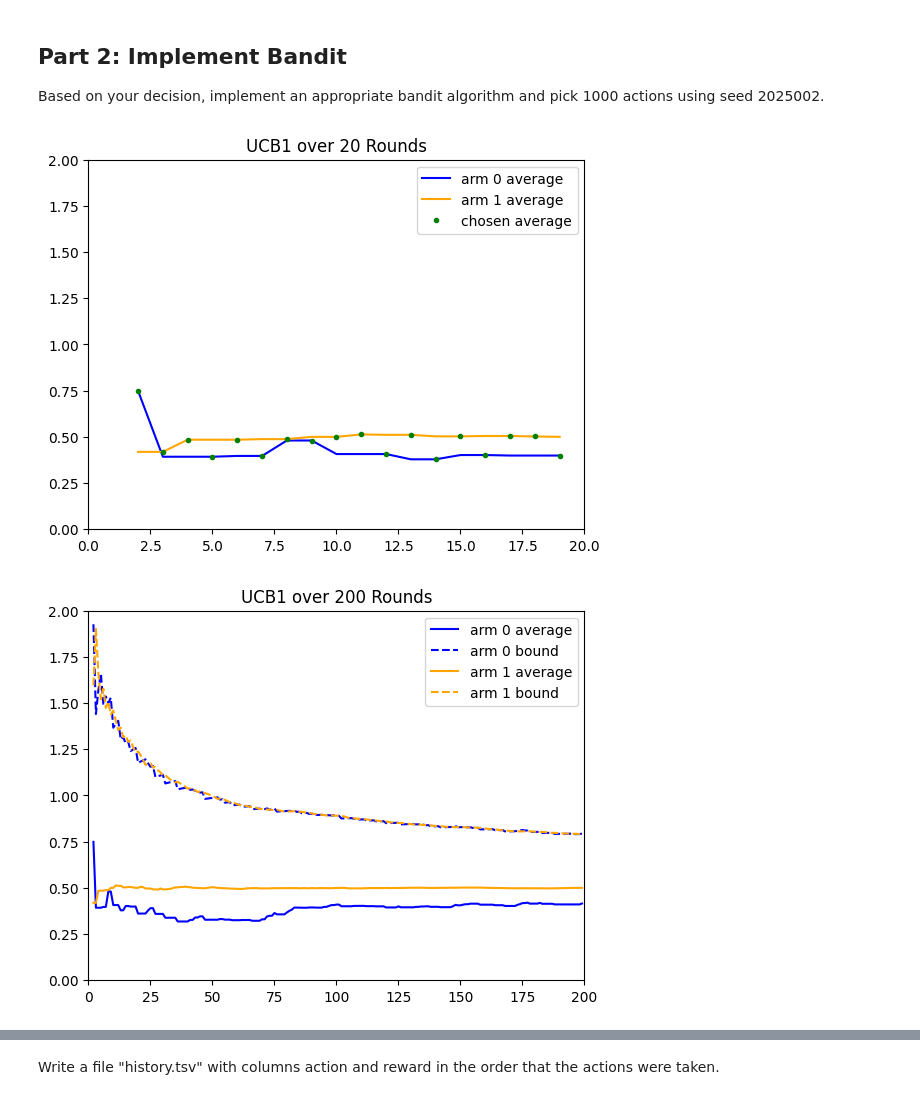
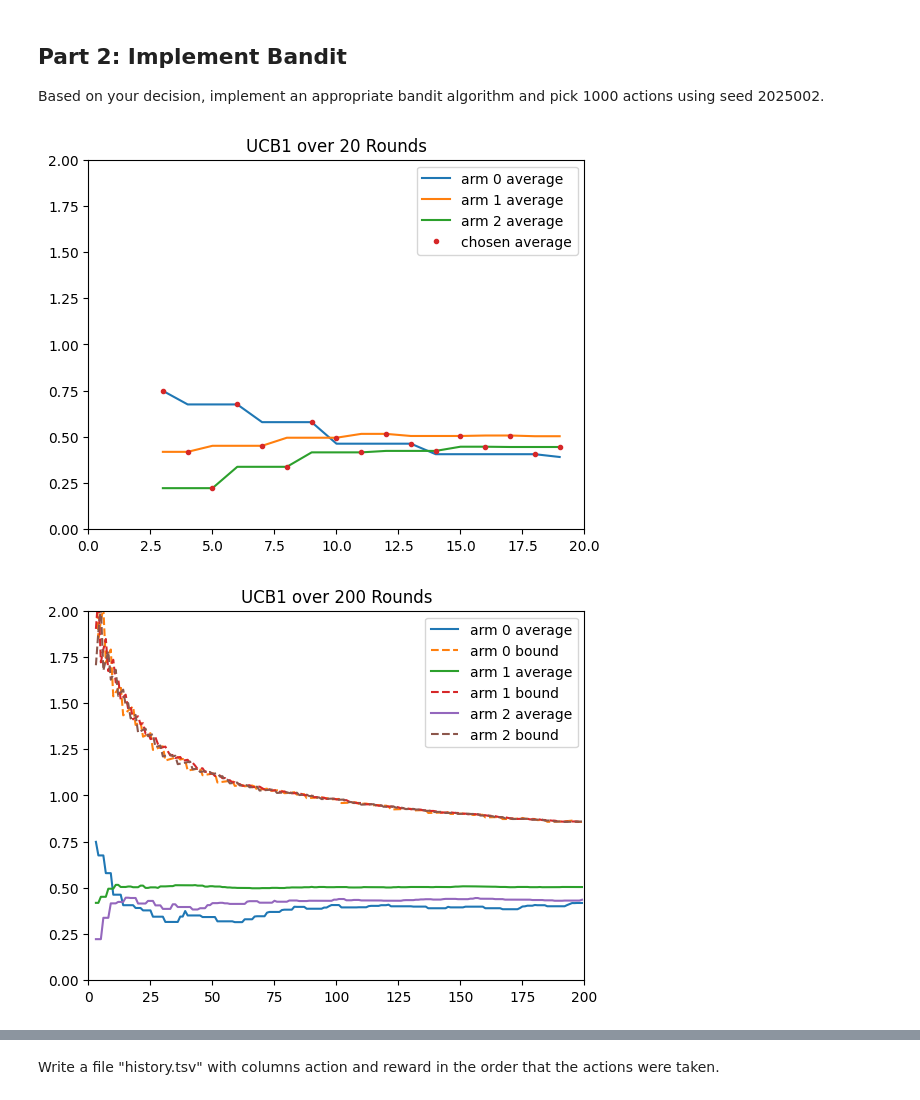
Before and after one commit to ethibaul/dx704-project-03, a Jupyter notebook: project.ipynb, the cells around one changed output, grey strips where cells are left out. Saved outputs shown, nothing was run; the diff lists cells and outputs as text; code cells hidden in the pictures.

```diff
--- a/project.ipynb
+++ b/project.ipynb
@@ -186,8 +186,8 @@ np.random.seed(2025002)
 
 # rewards will be drawn uniformly randomly from these ranges
 
-K = 2
-reward_true_ranges = [[0.0, 0.8], [0.4, 0.6]]
+K = 3
+reward_true_ranges = [[0.0, 0.8], [0.4, 0.6], [0.2, 0.7] ]
 T_max = 1000
 
 arm_counts = [0 for _ in range(K)]
@@ -216,48 +216,44 @@ for t in range(K):
 
 arm_averages_history = []
 ucb1_bounds_history = []
 
 # sample using UCB1
 for t in range(K, T_max):
     # calculate the UCB1 bound for each arm
     ucb1_bounds = [arm_averages[j] + math.sqrt(2 * math.log(t) / arm_counts[j]) for j in range(K)]
 
     arm_averages_history.append(arm_averages.copy())
     ucb1_bounds_history.append(ucb1_bounds)
 
     # pick and sample the arm with the highest bound
     j = np.argmax(ucb1_bounds)
     sample_reward(j)
 
 arm_averages_history = np.array(arm_averages_history)
 ucb1_bounds_history = np.array(ucb1_bounds_history)
 chosen_averages = np.array(chosen_averages)
 
 def plot(T, bounds=True):
-    average0 = plt.plot(range(K, T), arm_averages_history[:T-K,0], label="arm 0 average", color="blue")
-    if bounds:
-        ucb1_bound0 = plt.plot(range(K, T), ucb1_bounds_history[:T-K,0], label="arm 0 bound", color="blue", linestyle="--")
-    average1 = plt.plot(range(K, T), arm_averages_history[:T-K,1], label="arm 1 average", color="orange")
-    if bounds:
-        ucb1_bound1 = plt.plot(range(K, T), ucb1_bounds_history[:T-K,1], label="arm 1 bound", color="orange", linestyle="--")
-
+    x = range(K, T)
+    for j in range(K):
+        plt.plot(x, arm_averages_history[:T-K, j], label=f"arm {j} average")
+        if bounds:
+            plt.plot(x, ucb1_bounds_history[:T-K, j], "--", label=f"arm {j} bound")
     if T <= 100:
-        chosen_average = plt.plot(range(K, T), chosen_averages[K:T], label="chosen average", color="green", linestyle="none", marker=".")
-
+        plt.plot(x, chosen_averages[K:T], ".", label="chosen average")
     plt.legend()
     plt.title(f"UCB1 over {T} Rounds")
     plt.xlim(0, T)
     plt.ylim(0, 2)
-
     plt.show()
 
 plot(20, bounds=False)
 # %% [output]
-[figure, old version]
+[figure, new version]
 # %%
 plot(200)
 # %% [output]
-[figure, old version]
+[figure, new version]
 # %%
 plot(1000)
 # %% [output]
```
Also changed, not shown: parts of 3 cells of this notebook, 3 other files.
